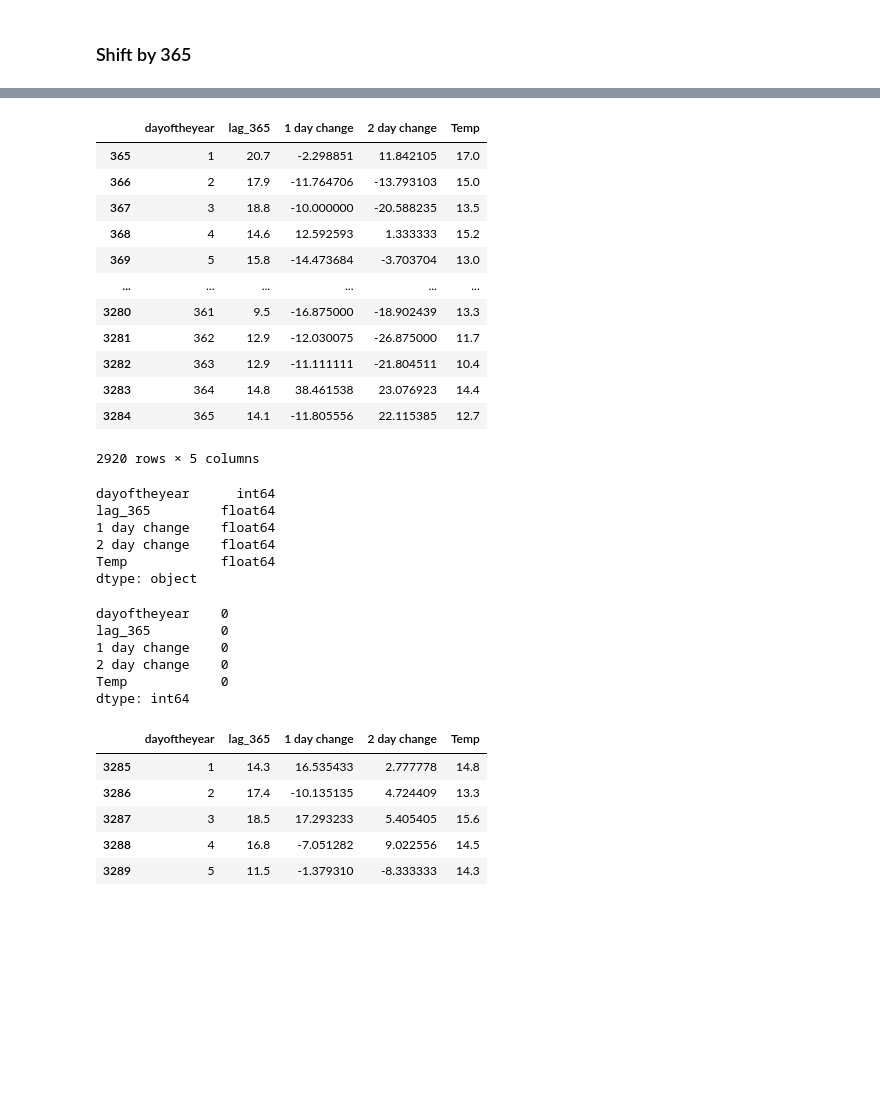
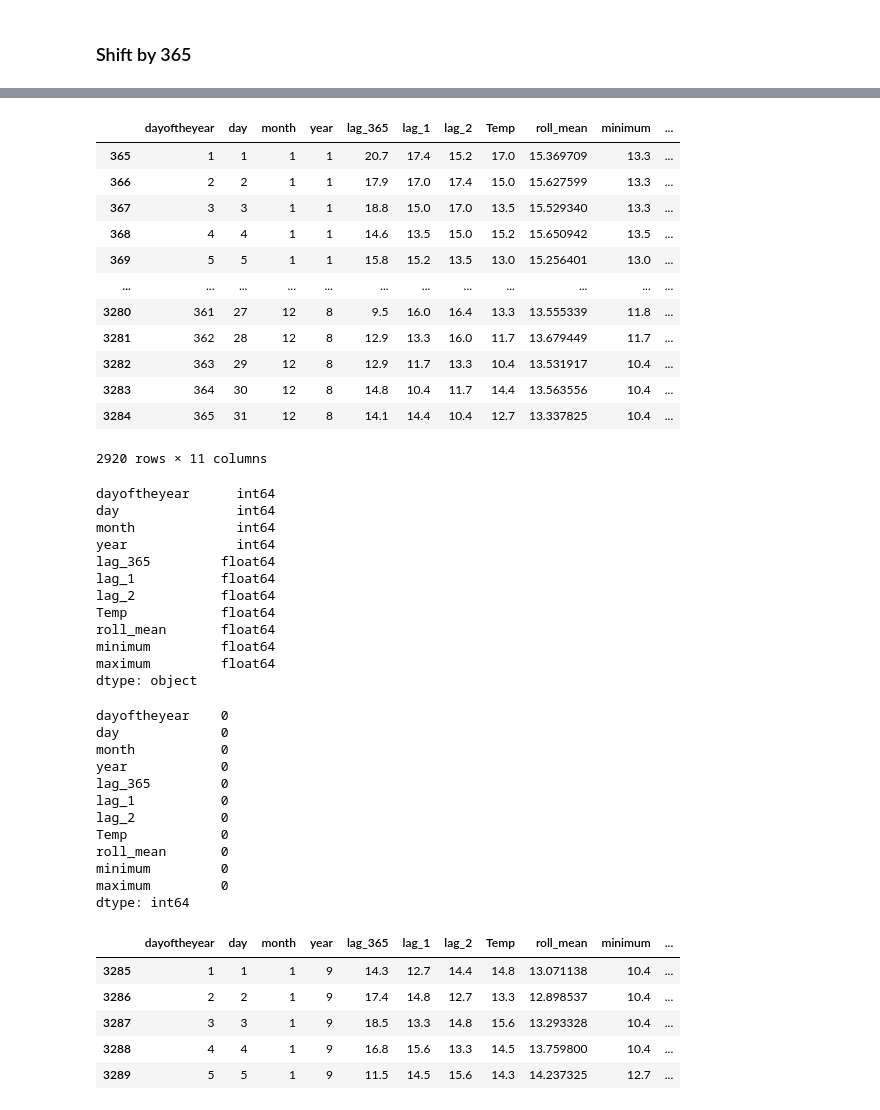
Before and after one commit to smr-dalli/ai-strive-exercises, a Jupyter notebook: M4/d10/predict_temp.ipynb, the cells around one changed output, grey strips where cells are left out. Saved outputs shown, nothing was run; the diff lists cells and outputs as text; code cells hidden in the pictures; blank space fills up the shorter version.

```diff
--- a/M4/d10/predict_temp.ipynb
+++ b/M4/d10/predict_temp.ipynb
@@ -203,8 +210,8 @@ df
 ## # 4.Try new features5.
 
 # get change in percentage for 1 and 2 day change
-df['1 day change'] = (df['Temp'] - df['lag_1'] )*100 / df['lag_1']
-df['2 day change'] = (df['Temp'] - df['lag_2'] )*100 / df['lag_2']
+df['1 day change'] = abs((df['Temp'] - df['lag_1'] )*100 / df['lag_1'])
+df['2 day change'] = abs((df['Temp'] - df['lag_2'] )*100 / df['lag_2'])
 # %%
 df
 # %% [output]
@@ -343,50 +365,65 @@ df_shift = df.iloc[365:]
 # %%
 train_shift = df_shift[df_shift.Date.dt.year != 1990]
 valid_shift = df_shift[df_shift.Date.dt.year == 1990]
 
-train_shift = train_shift[['dayoftheyear', 'lag_365', '1 day change', '2 day change', 'Temp']]
+#train_shift = train_shift[['dayoftheyear', 'lag_365', '1 day change', '2 day change', 'Temp',]]
+train_shift = train_shift[['dayoftheyear','day','month','year', 'lag_365', 'lag_1','lag_2','Temp','roll_mean','minimum','maximum']]
+
 train_shift
 # %% [output]
-|  | dayoftheyear | lag_365 | 1 day change | 2 day change | Temp |
-| 365 | 1 | 20.7 | -2.298851 | 11.842105 | 17.0 |
-| 366 | 2 | 17.9 | -11.764706 | -13.793103 | 15.0 |
-| 367 | 3 | 18.8 | -10.000000 | -20.588235 | 13.5 |
-| 368 | 4 | 14.6 | 12.592593 | 1.333333 | 15.2 |
-| 369 | 5 | 15.8 | -14.473684 | -3.703704 | 13.0 |
-| ... | ... | ... | ... | ... | ... |
-| 3280 | 361 | 9.5 | -16.875000 | -18.902439 | 13.3 |
-| 3281 | 362 | 12.9 | -12.030075 | -26.875000 | 11.7 |
-| 3282 | 363 | 12.9 | -11.111111 | -21.804511 | 10.4 |
-| 3283 | 364 | 14.8 | 38.461538 | 23.076923 | 14.4 |
-| 3284 | 365 | 14.1 | -11.805556 | 22.115385 | 12.7 |
+|  | dayoftheyear | day | month | year | lag_365 | lag_1 | lag_2 | Temp | roll_mean | minimum | ... |
+| 365 | 1 | 1 | 1 | 1 | 20.7 | 17.4 | 15.2 | 17.0 | 15.369709 | 13.3 | ... |
+| 366 | 2 | 2 | 1 | 1 | 17.9 | 17.0 | 17.4 | 15.0 | 15.627599 | 13.3 | ... |
+| 367 | 3 | 3 | 1 | 1 | 18.8 | 15.0 | 17.0 | 13.5 | 15.529340 | 13.3 | ... |
+| 368 | 4 | 4 | 1 | 1 | 14.6 | 13.5 | 15.0 | 15.2 | 15.650942 | 13.5 | ... |
+| 369 | 5 | 5 | 1 | 1 | 15.8 | 15.2 | 13.5 | 13.0 | 15.256401 | 13.0 | ... |
+| ... | ... | ... | ... | ... | ... | ... | ... | ... | ... | ... | ... |
+| 3280 | 361 | 27 | 12 | 8 | 9.5 | 16.0 | 16.4 | 13.3 | 13.555339 | 11.8 | ... |
+| 3281 | 362 | 28 | 12 | 8 | 12.9 | 13.3 | 16.0 | 11.7 | 13.679449 | 11.7 | ... |
+| 3282 | 363 | 29 | 12 | 8 | 12.9 | 11.7 | 13.3 | 10.4 | 13.531917 | 10.4 | ... |
+| 3283 | 364 | 30 | 12 | 8 | 14.8 | 10.4 | 11.7 | 14.4 | 13.563556 | 10.4 | ... |
+| 3284 | 365 | 31 | 12 | 8 | 14.1 | 14.4 | 10.4 | 12.7 | 13.337825 | 10.4 | ... |
-2920 rows × 5 columns
+2920 rows × 11 columns
 # %%
 train_shift.dtypes
 # %% [output]
 dayoftheyear      int64
+day               int64
+month             int64
+year              int64
 lag_365         float64
-1 day change    float64
-2 day change    float64
+lag_1           float64
+lag_2           float64
 Temp            float64
+roll_mean       float64
+minimum         float64
+maximum         float64
 dtype: object
 # %%
 train_shift
 train_shift.isna().sum()
 # %% [output]
 dayoftheyear    0
+day             0
+month           0
+year            0
 lag_365         0
-1 day change    0
-2 day change    0
+lag_1           0
+lag_2           0
 Temp            0
+roll_mean       0
+minimum         0
+maximum         0
 dtype: int64
 # %%
-valid_shift = valid_shift[['dayoftheyear', 'lag_365', '1 day change', '2 day change', 'Temp']]
+#valid_shift = valid_shift[['dayoftheyear', 'lag_365', '1 day change', '2 day change', 'Temp']]
+valid_shift = valid_shift[['dayoftheyear' ,'day','month','year','lag_365', 'lag_1','lag_2','Temp','roll_mean','minimum','maximum']]
 valid_shift.head()
 # %% [output]
-|  | dayoftheyear | lag_365 | 1 day change | 2 day change | Temp |
-| 3285 | 1 | 14.3 | 16.535433 | 2.777778 | 14.8 |
-| 3286 | 2 | 17.4 | -10.135135 | 4.724409 | 13.3 |
-| 3287 | 3 | 18.5 | 17.293233 | 5.405405 | 15.6 |
-| 3288 | 4 | 16.8 | -7.051282 | 9.022556 | 14.5 |
-| 3289 | 5 | 11.5 | -1.379310 | -8.333333 | 14.3 |
+|  | dayoftheyear | day | month | year | lag_365 | lag_1 | lag_2 | Temp | roll_mean | minimum | ... |
+| 3285 | 1 | 1 | 1 | 9 | 14.3 | 12.7 | 14.4 | 14.8 | 13.071138 | 10.4 | ... |
+| 3286 | 2 | 2 | 1 | 9 | 17.4 | 14.8 | 12.7 | 13.3 | 12.898537 | 10.4 | ... |
+| 3287 | 3 | 3 | 1 | 9 | 18.5 | 13.3 | 14.8 | 15.6 | 13.293328 | 10.4 | ... |
+| 3288 | 4 | 4 | 1 | 9 | 16.8 | 15.6 | 13.3 | 14.5 | 13.759800 | 10.4 | ... |
+| 3289 | 5 | 5 | 1 | 9 | 11.5 | 14.5 | 15.6 | 14.3 | 14.237325 | 12.7 | ... |
 # %%
```
Also changed, not shown: parts of 6 cells of this notebook.
